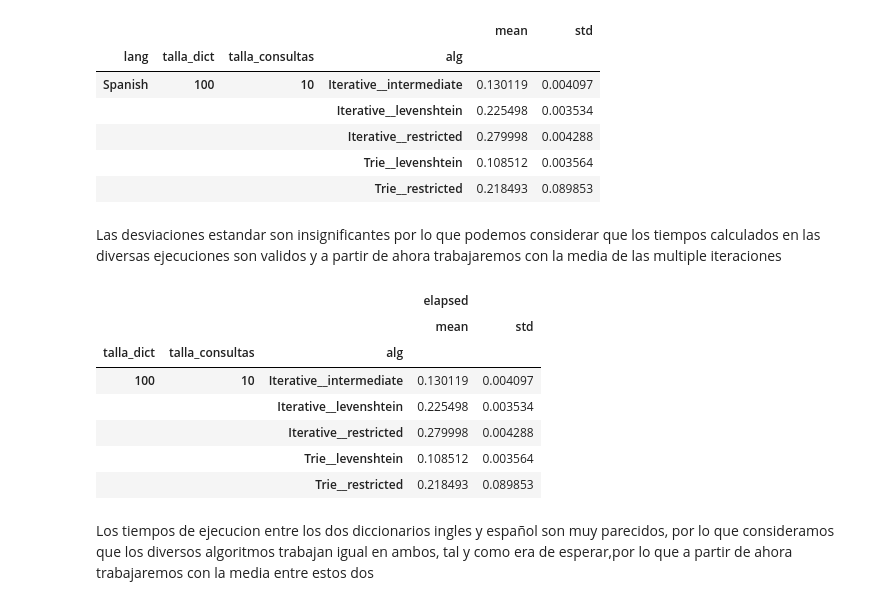
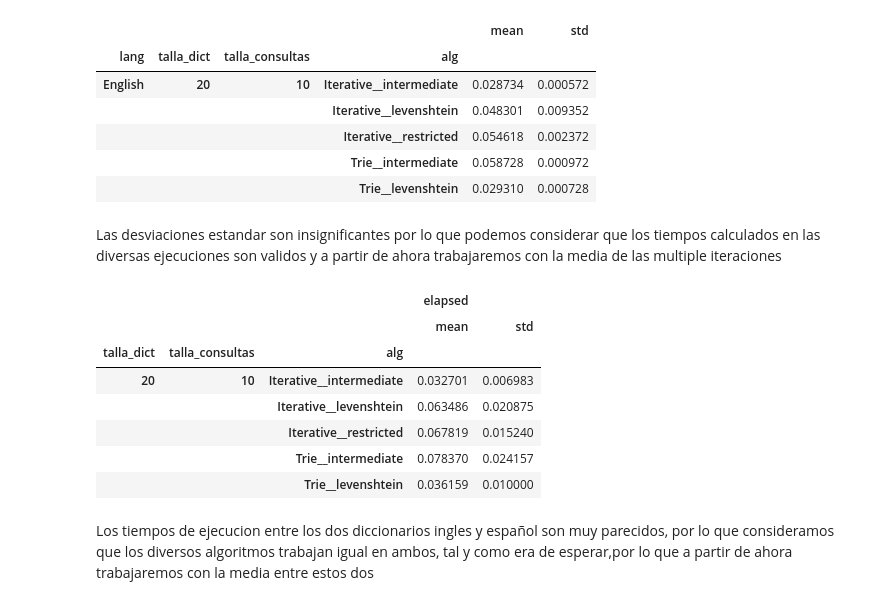
Before and after one commit to david8z/alg-practicas, a Jupyter notebook: tarea5/analysis.ipynb, the cells around one changed output. Saved outputs shown, nothing was run; the diff lists cells and outputs as text; code cells hidden in the pictures.

```diff
--- a/tarea5/analysis.ipynb
+++ b/tarea5/analysis.ipynb
@@ -29,28 +29,28 @@ df.head()
 # %%
 tmp = df.groupby(['lang','talla_dict','talla_consultas','alg'])['elapsed'].agg(['mean','std'])
-tmp
+tmp.head()
 # %% [output]
 |  |  |  |  | mean | std |
 | lang | talla_dict | talla_consultas | alg |  |  |
-| Spanish | 100 | 10 | Iterative__intermediate | 0.130119 | 0.004097 |
-|  |  |  | Iterative__levenshtein | 0.225498 | 0.003534 |
-|  |  |  | Iterative__restricted | 0.279998 | 0.004288 |
-|  |  |  | Trie__levenshtein | 0.108512 | 0.003564 |
-|  |  |  | Trie__restricted | 0.218493 | 0.089853 |
+| English | 20 | 10 | Iterative__intermediate | 0.028734 | 0.000572 |
+|  |  |  | Iterative__levenshtein | 0.048301 | 0.009352 |
+|  |  |  | Iterative__restricted | 0.054618 | 0.002372 |
+|  |  |  | Trie__intermediate | 0.058728 | 0.000972 |
+|  |  |  | Trie__levenshtein | 0.029310 | 0.000728 |
 # %% [markdown]
 Las desviaciones estandar son insignificantes por lo que podemos considerar que los tiempos calculados en las diversas ejecuciones son validos y a partir de ahora trabajaremos con la media de las multiple iteraciones
 # %%
 tmp = df.groupby(['talla_dict','talla_consultas','alg'])['lang','elapsed'].agg(['mean','std'])
-tmp
+tmp.head()
 # %% [output]
 |  |  |  | elapsed |  |
 |  |  |  | mean | std |
 | talla_dict | talla_consultas | alg |  |  |
-| 100 | 10 | Iterative__intermediate | 0.130119 | 0.004097 |
-|  |  | Iterative__levenshtein | 0.225498 | 0.003534 |
-|  |  | Iterative__restricted | 0.279998 | 0.004288 |
-|  |  | Trie__levenshtein | 0.108512 | 0.003564 |
-|  |  | Trie__restricted | 0.218493 | 0.089853 |
+| 20 | 10 | Iterative__intermediate | 0.032701 | 0.006983 |
+|  |  | Iterative__levenshtein | 0.063486 | 0.020875 |
+|  |  | Iterative__restricted | 0.067819 | 0.015240 |
+|  |  | Trie__intermediate | 0.078370 | 0.024157 |
+|  |  | Trie__levenshtein | 0.036159 | 0.010000 |
 # %% [markdown]
 Los tiempos de ejecucion entre los dos diccionarios ingles y español son muy parecidos, por lo que consideramos que los diversos algoritmos trabajan igual en ambos, tal y como era de esperar,por lo que a partir de ahora trabajaremos con la media entre estos dos
 # %%
```
Also changed, not shown: parts of 7 cells of this notebook, 2 other files.
